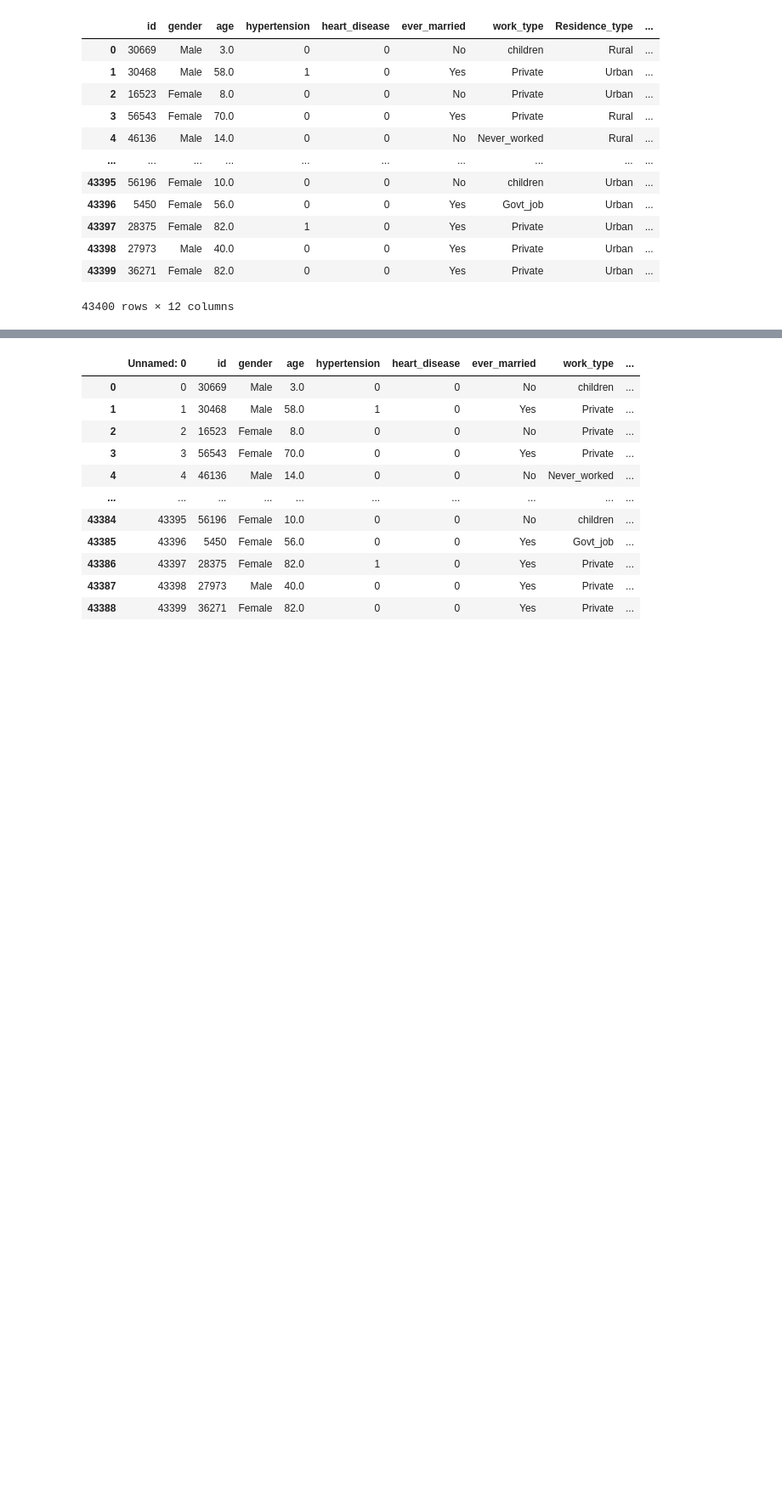
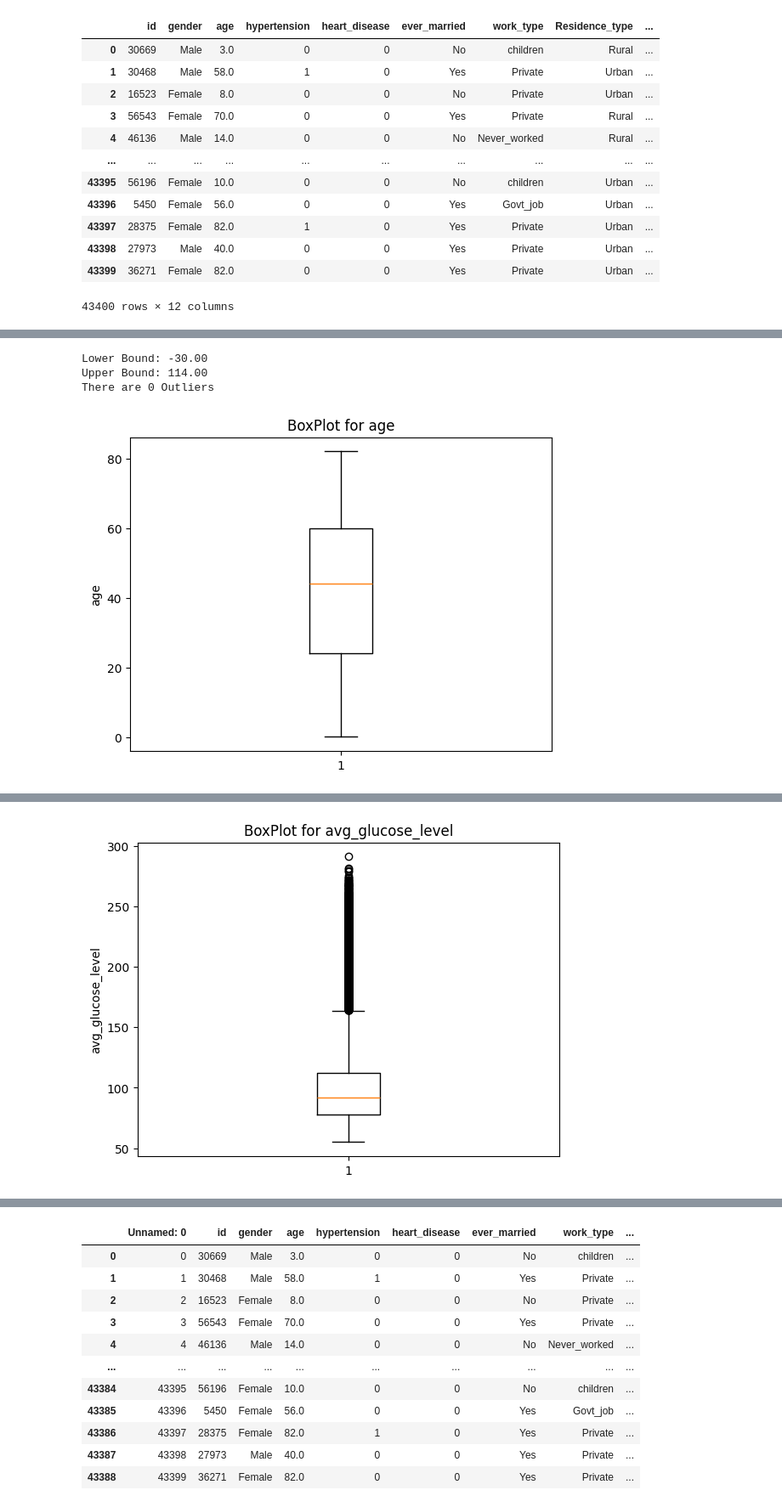
Before and after one commit to DavEspo/Stroke-Prediction, a Jupyter notebook: Phase2.ipynb, the cells around one changed output, grey strips where cells are left out. Shown at 85% size. Drawn from its saved outputs; the diff is of its cells as text; code cells hidden in the pictures; blank space fills up the shorter version.

```diff
--- a/Phase2.ipynb
+++ b/Phase2.ipynb
@@ -195,0 +563,79 @@ df['bmi'].max()
+# %%
+# age
+# IQR
+Q1=df["age"].quantile(.25)
+Q3=df["age"].quantile(.75)
+IQR=Q3-Q1
+
+# Lower and Upper Bounds
+age_LowerBound=Q1-1.5*IQR
+print("Lower Bound:",format(age_LowerBound,".2f"))
+age_UpperBound=Q3+1.5*IQR
+print("Upper Bound:",format(age_UpperBound,".2f"))
+
+# Outliers
+Outliers=df[(df["age"]<age_LowerBound)|(df["age"]>age_UpperBound)].count()
+NumOfOutliers=Outliers.iloc[0]
+print("There are",NumOfOutliers,"Outliers")
+
+# BoxPlot
+data=(df["age"])
+plt.boxplot(data)
+plt.title("BoxPlot for age")
+plt.ylabel("age")
+plt.show()
+
+
+# avg_glucose_level
+# IQR
+Q1=df["avg_glucose_level"].quantile(.25)
+Q3=df["avg_glucose_level"].quantile(.75)
+IQR=Q3-Q1
+
+# Lower and Upper Bounds
+avg_glc_LowerBound=Q1-1.5*IQR
+print("Lower Bound:",format(avg_glc_LowerBound,".2f"))
+avg_glc_UpperBound=Q3+1.5*IQR
+print("Upper Bound:",format(avg_glc_UpperBound,".2f"))
+
+# Outliers
+Outliers=df[(df["avg_glucose_level"]<avg_glc_LowerBound)|(df["avg_glucose_level"]>avg_glc_UpperBound)].count()
+NumOfOutliers=Outliers.iloc[0]
+print("There are",NumOfOutliers,"Outliers")
+
+# BoxPlot
+data=(df["avg_glucose_level"])
+plt.boxplot(data)
+plt.title("BoxPlot for avg_glucose_level")
+plt.ylabel("avg_glucose_level")
+plt.show()
+
+
+# bmi
+# IQR
+Q1=df["bmi"].quantile(.25)
+Q3=df["bmi"].quantile(.75)
+IQR=Q3-Q1
+
+# Lower and Upper Bounds
+bmi_LowerBound=Q1-1.5*IQR
+print("Lower Bound:",format(bmi_LowerBound,".2f"))
+bmi_UpperBound=Q3+1.5*IQR
+print("Upper Bound:",format(bmi_UpperBound,".2f"))
+
+# Outliers
+Outliers=df[(df["bmi"]<bmi_LowerBound)|(df["bmi"]>bmi_UpperBound)].count()
+NumOfOutliers=Outliers.iloc[0]
+print("There are",NumOfOutliers,"Outliers")
+
+# BoxPlot
+data=(df["bmi"])
+plt.boxplot(data)
+plt.title("BoxPlot for bmi")
+plt.ylabel("bmi")
+plt.show()
+# %% [output]
+Lower Bound: -30.00
+Upper Bound: 114.00
+There are 0 Outliers
+[figure, added]
@@ -195,0 +645 @@ df['bmi'].max()
+[figure, added]
```
Also changed, not shown: parts of 31 cells of this notebook.
